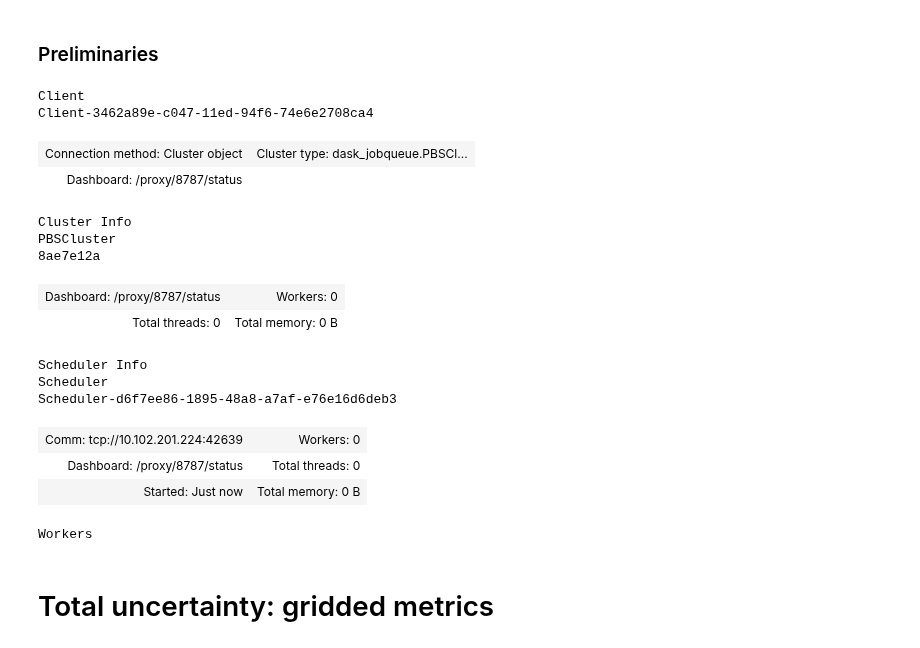
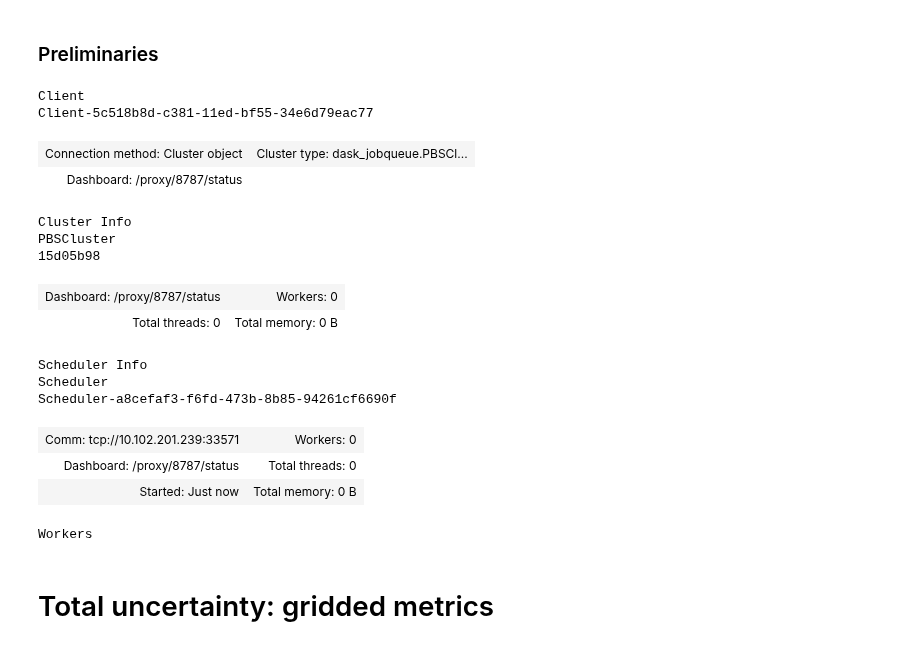
Before and after one commit to david0811/lafferty-sriver_2023_npjCliAtm, a Jupyter notebook: code/05_analysis.ipynb, the cells around one changed output. Drawn from its saved outputs; the diff is of its cells as text; code cells hidden in the pictures.

```diff
--- a/code/05_analysis.ipynb
+++ b/code/05_analysis.ipynb
@@ -45,39 +45,39 @@ land_mask = land_mask.sortby("lon")
 # %%
 ############
 # Dask
 ############
 from dask_jobqueue import PBSCluster
 
 cluster = PBSCluster(
     cores=1,
     memory="40GB",
     resource_spec="pmem=40GB",
     # account='open',
     worker_extra_args=["#PBS -l feature=rhel7"],
-    walltime="06:00:00",
+    walltime="04:00:00",
 )
 
-cluster.scale(jobs=40)  # ask for jobs
+cluster.scale(jobs=43)  # ask for jobs
 
 from dask.distributed import Client
 
 client = Client(cluster)
 
 client
 # %% [output]
 Client
-Client-3462a89e-c047-11ed-94f6-74e6e2708ca4
+Client-5c518b8d-c381-11ed-bf55-34e6d79eac77
 | Connection method: Cluster object | Cluster type: dask_jobqueue.PBSCl... |
 | Dashboard: /proxy/8787/status |  |
 Cluster Info
 PBSCluster
-8ae7e12a
+15d05b98
 | Dashboard: /proxy/8787/status | Workers: 0 |
 | Total threads: 0 | Total memory: 0 B |
 Scheduler Info
 Scheduler
-Scheduler-d6f7ee86-1895-48a8-a7af-e76e16d6deb3
+Scheduler-a8cefaf3-f6fd-473b-8b85-94261cf6690f
-| Comm: tcp://10.102.201.224:42639 | Workers: 0 |
+| Comm: tcp://10.102.201.239:33571 | Workers: 0 |
 | Dashboard: /proxy/8787/status | Total threads: 0 |
 | Started: Just now | Total memory: 0 B |
 Workers
```
Also changed, not shown: parts of 16 cells of this notebook.
